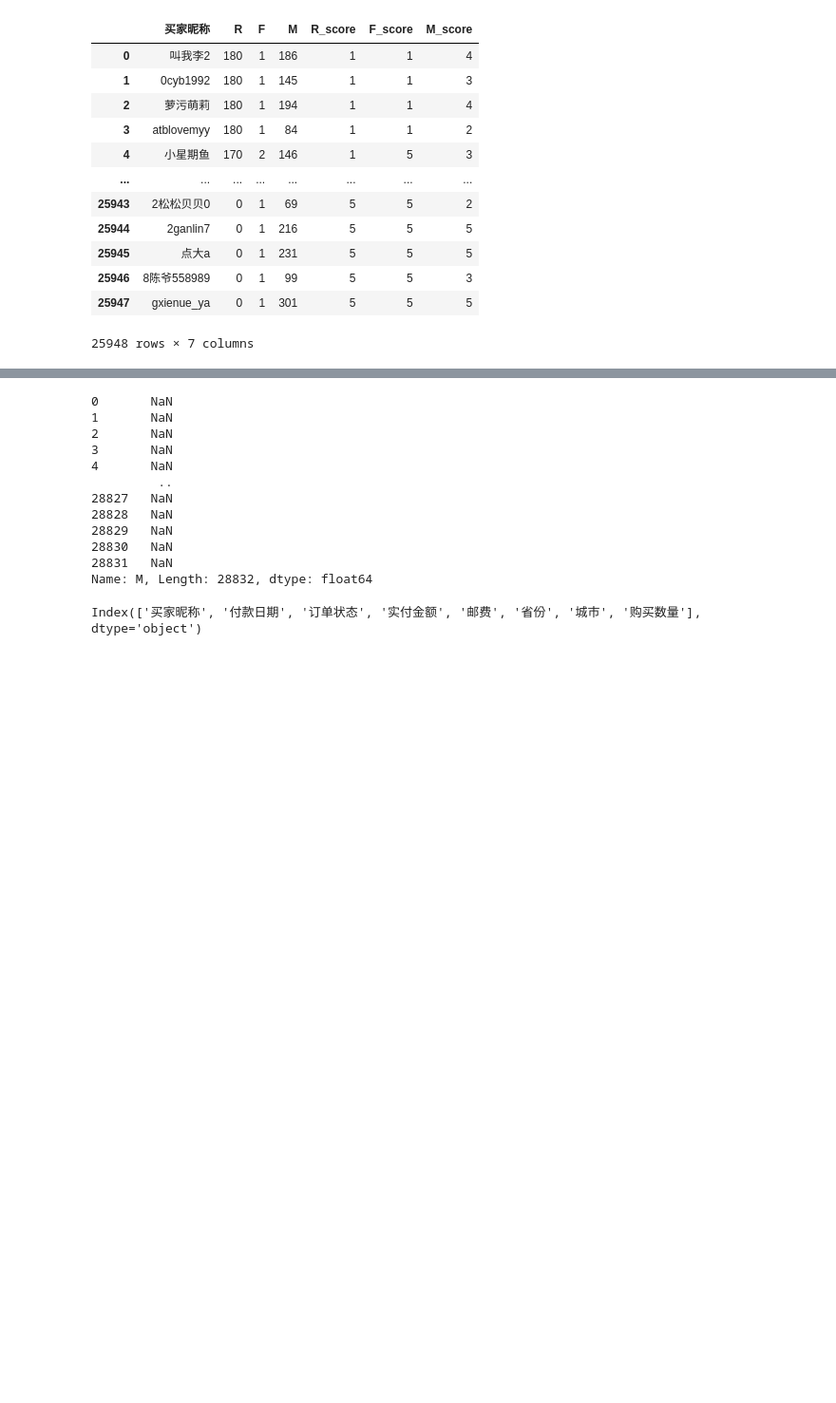
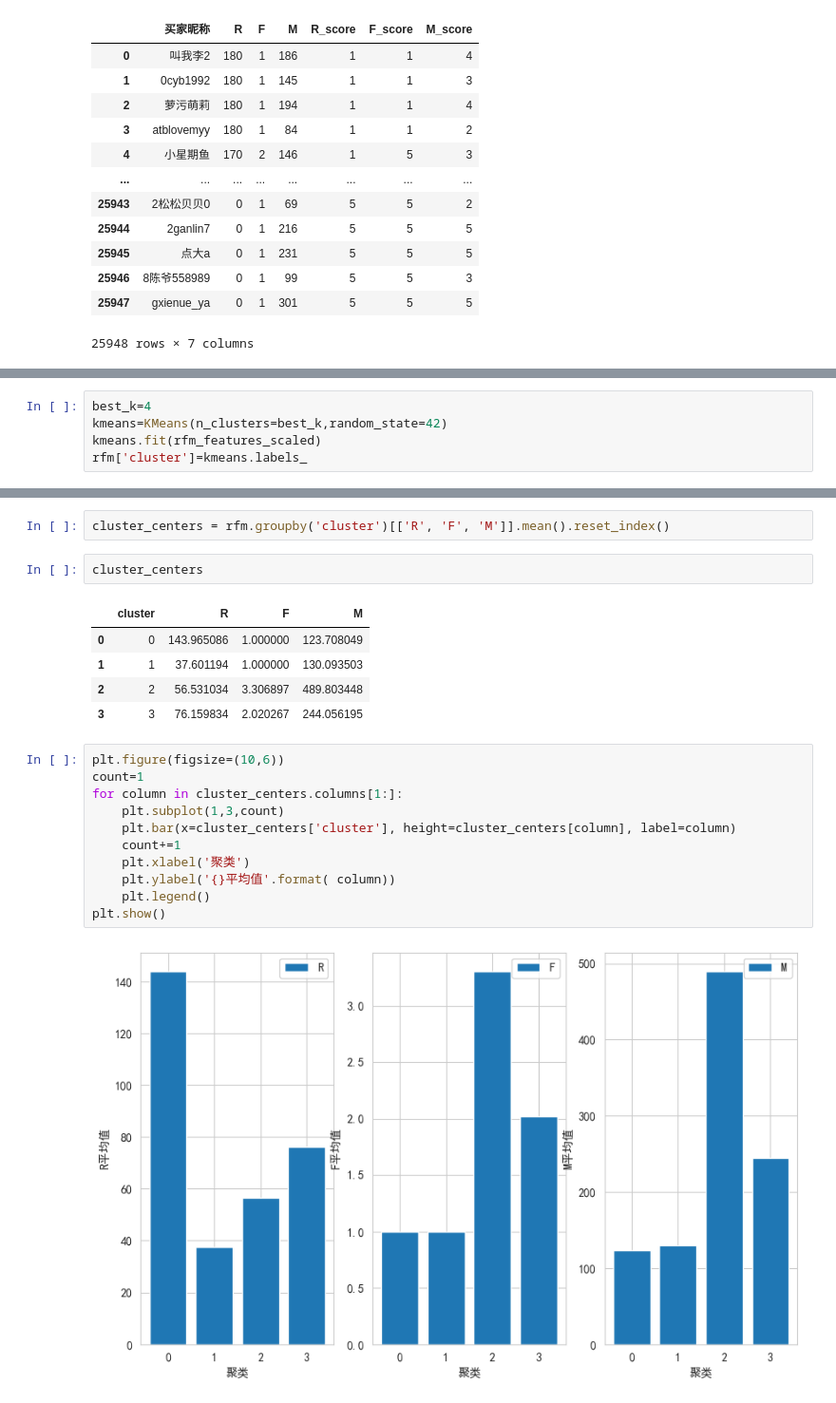
Before and after one commit to AmazingYe-oss/user-persona-ecomm, a Jupyter notebook: 电商用户画像分析.ipynb, the cells around one changed output, grey strips where cells are left out. Shown: that part at 95% size. Cells and saved outputs as stored; diff of their text form; blank space fills up the shorter version.

```diff
--- a/电商用户画像分析.ipynb
+++ b/电商用户画像分析.ipynb
@@ -149 +220,6 @@ data = pd.merge(data, data_m, on='买家昵称', how='left')
+# %%
+best_k=4
+kmeans=KMeans(n_clusters=best_k,random_state=42)
+kmeans.fit(rfm_features_scaled)
+rfm['cluster']=kmeans.labels_
 # %%
@@ -164,18 +241,24 @@ Name: 购买数量, Length: 25948, dtype: int64
+# %%
+cluster_centers = rfm.groupby('cluster')[['R', 'F', 'M']].mean().reset_index()
 # %%
+cluster_centers
 # %% [output]
-0       NaN
-1       NaN
-2       NaN
-3       NaN
-4       NaN
-         ..
-28827   NaN
-28828   NaN
-28829   NaN
-28830   NaN
-28831   NaN
-Name: M, Length: 28832, dtype: float64
+|  | cluster | R | F | M |
+| 0 | 0 | 143.965086 | 1.000000 | 123.708049 |
+| 1 | 1 | 37.601194 | 1.000000 | 130.093503 |
+| 2 | 2 | 56.531034 | 3.306897 | 489.803448 |
+| 3 | 3 | 76.159834 | 2.020267 | 244.056195 |
 # %%
+plt.figure(figsize=(10,6))
+count=1
+for column in cluster_centers.columns[1:]:
+    plt.subplot(1,3,count)
+    plt.bar(x=cluster_centers['cluster'], height=cluster_centers[column], label=column)
+    count+=1
+    plt.xlabel('聚类')
+    plt.ylabel('{}平均值'.format( column))
+    plt.legend()
+plt.show()
 # %% [output]
-Index(['买家昵称', '付款日期', '订单状态', '实付金额', '邮费', '省份', '城市', '购买数量'], dtype='object')
+[figure, added]
 # %%
```
Also changed, not shown: parts of 19 cells of this notebook.
